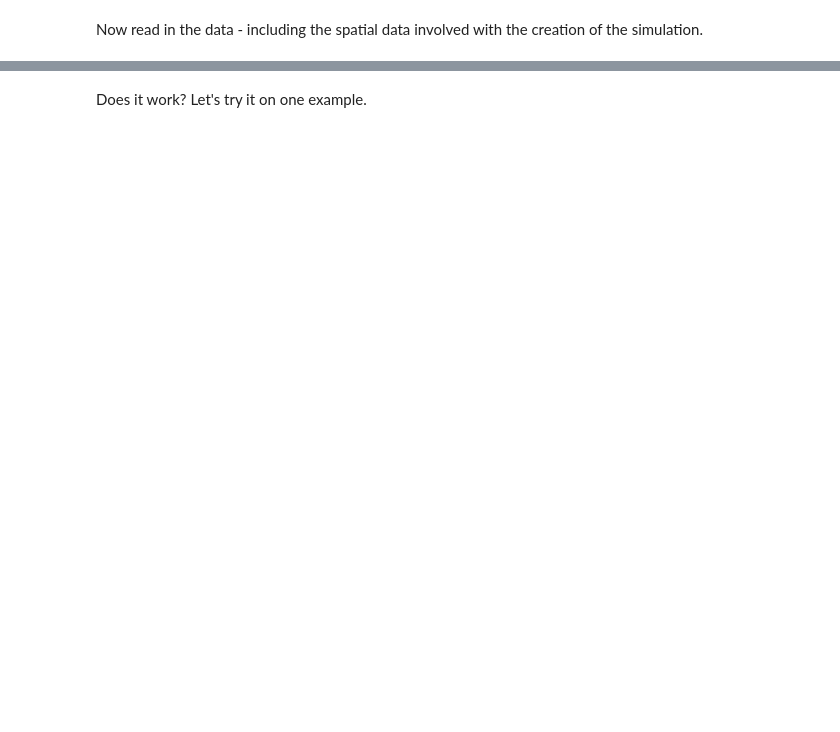
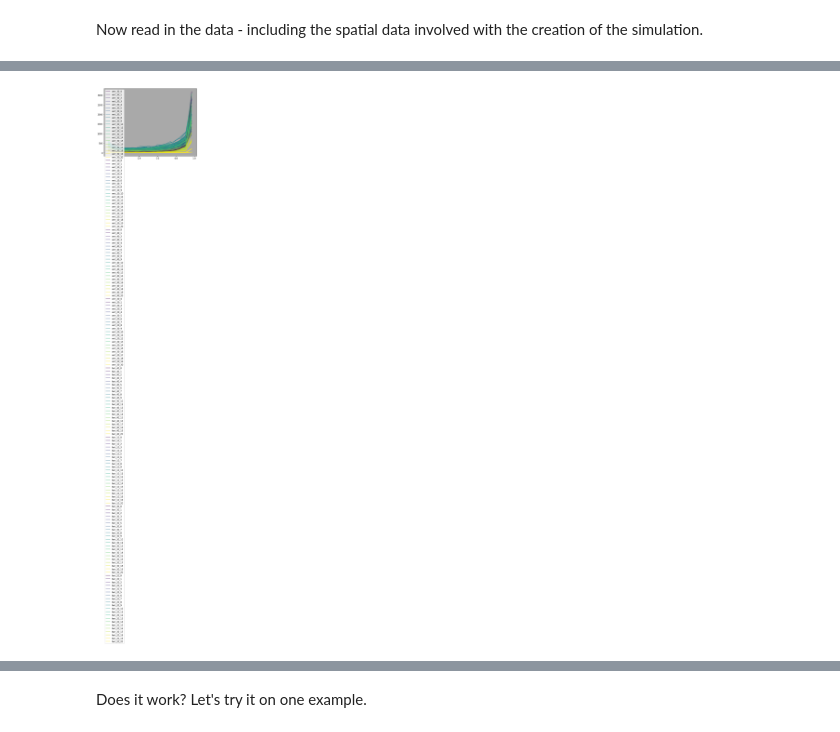
Before and after one commit to swise5/SETOSim, a Jupyter notebook: src/python/TakamatsuTsunami2026.ipynb, the cells around one changed output, grey strips where cells are left out. Drawn from its saved outputs; the diff is of its cells as text; code cells hidden in the pictures; blank space fills up the shorter version.

```diff
--- a/src/python/TakamatsuTsunami2026.ipynb
+++ b/src/python/TakamatsuTsunami2026.ipynb
@@ -91,0 +381,52 @@ def getAllValidEvacs(df, total_sim_time):
+# %%
+# Create a figure and axis using subplots
+fig, ax = plt.subplots(figsize=(8, 6))
+
+#colourPerAge = {10: 'cyan', 20: 'lime', 30: 'darkorange', 40: 'magenta'}
+outlinePerDimension = {"hori_": 'white', "vert_": 'black'}
+markerPerDimension = {"hori_": 'o', "vert_": 's'}
+
+coloredByAge = mpl.colormaps['viridis'].resampled(20)
+
+# Plot histograms with transparency using the 'alpha' parameter
+# 'edgecolor' helps distinguish the individual bars when they overlap
+for dimension, all_prep_times in bulk_likelihoods_of_trapped.items():
+    for prep_time, likelihoods in all_prep_times.items():
+
+        likes = pd.DataFrame(likelihoods).reset_index()
+        likes["my_key"] = [str(key) for key in likes["index"]]
+        indiv_likes = likes.join(indivs.set_index("id"), on="my_key")
+
+        by_age_group = indiv_likes.groupby(["age"])[0]
+        for age, group in by_age_group:
+            counts, bin_edges = np.histogram(group, bins=15)
+            bin_centers = (bin_edges[:-1] + bin_edges[1:]) / 2
+
+            ax.plot(bin_centers, counts, label=dimension + str(prep_time)+ "_" + str(age), #linestyle='None',
+                    #marker=markerPerDimension[dimension],
+                    color=coloredByAge(age),#colourPerAge[age],
+                    #markersize=10, #prep_time/2,
+                    #markeredgecolor=outlinePerDimension[dimension],   # This sets the border color to black
+                    #markeredgewidth= 2,
+                    alpha=0.8)
+
+# Add titles, labels, and a legend
+#ax.set_title('Transparent Overlapping Histograms', fontsize=14)
+#ax.set_xlabel('Value', fontsize=12)
+#ax.set_ylabel('Frequency', fontsize=12)
+
+ax.legend()
+
+#ax.legend(loc='upper left', ncol=2, markerscale=.5, fontsize=12)
+ax.set_facecolor('darkgray')
+
+#plt.yscale('log')
+
+# Adjust layout to make sure everything fits nicely
+plt.tight_layout()
+
+# Display or save the plot
+#plt.savefig('transparent_histograms.png', facecolor=fig.get_facecolor())
+plt.show()
+# %% [output]
+[figure, added]
```
Also changed, not shown: parts of 66 cells of this notebook, 6 other files.
